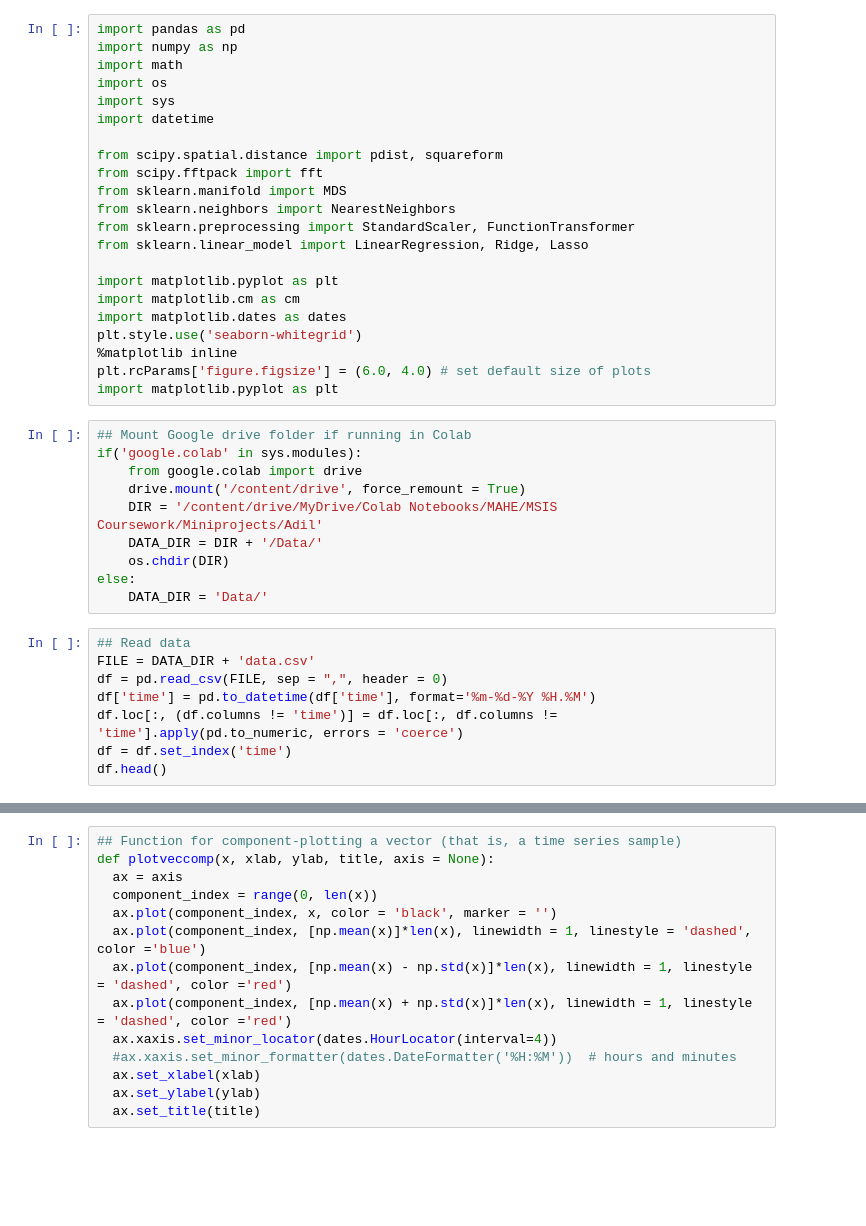
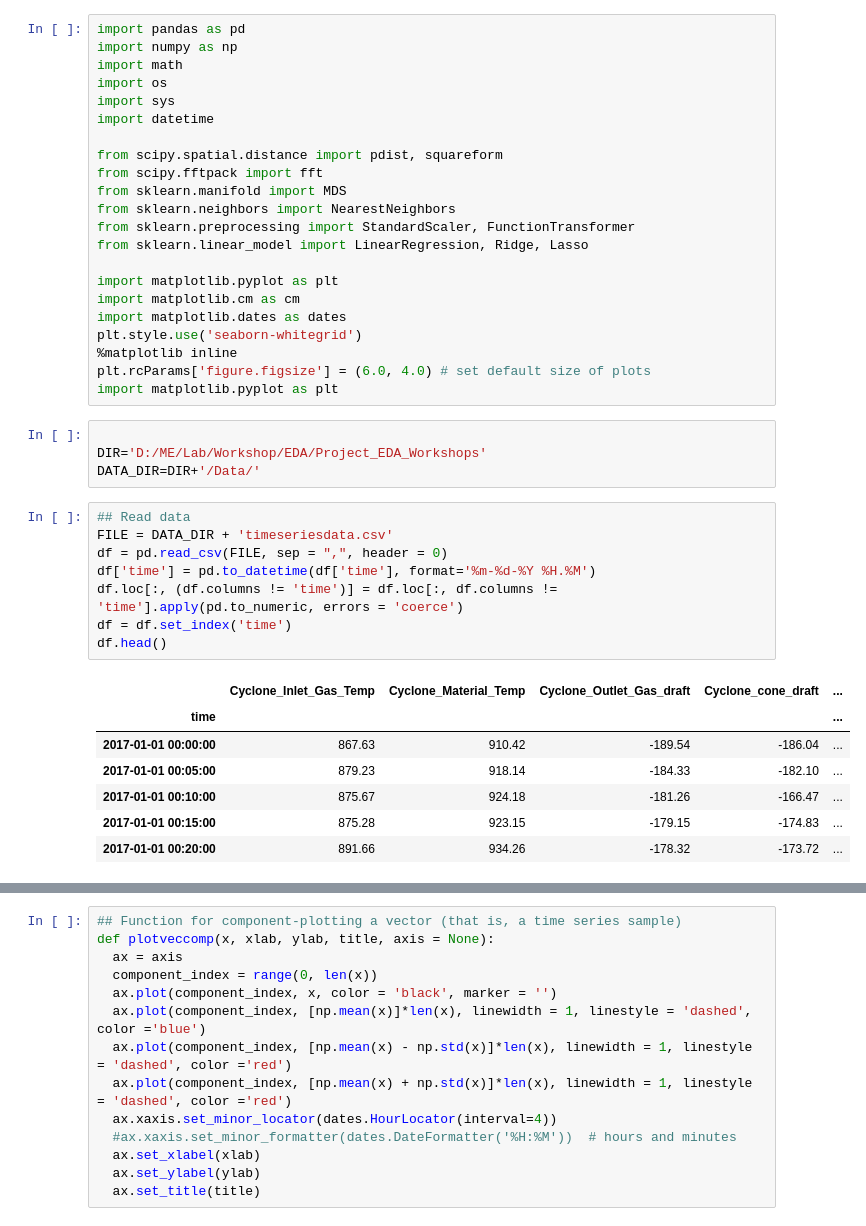
Before and after one commit to adityab24840/Project_EDA_Workshop, a Jupyter notebook: Timeseries.ipynb, the cells around one changed output, grey strips where cells are left out. Cells and saved outputs as stored; diff of their text form; blank space fills up the shorter version.

```diff
--- a/Timeseries.ipynb
+++ b/Timeseries.ipynb
@@ -20,24 +20,26 @@ plt.style.use('seaborn-whitegrid')
 %matplotlib inline
 plt.rcParams['figure.figsize'] = (6.0, 4.0) # set default size of plots
 import matplotlib.pyplot as plt
-# %%
-## Mount Google drive folder if running in Colab
-if('google.colab' in sys.modules):
-    from google.colab import drive
-    drive.mount('/content/drive', force_remount = True)
-    DIR = '/content/drive/MyDrive/Colab Notebooks/MAHE/MSIS Coursework/Miniprojects/Adil'
-    DATA_DIR = DIR + '/Data/'
-    os.chdir(DIR)
-else:
-    DATA_DIR = 'Data/'
+# %%
+
+DIR='D:/ME/Lab/Workshop/EDA/Project_EDA_Workshops'
+DATA_DIR=DIR+'/Data/'
 # %%
 ## Read data
-FILE = DATA_DIR + 'data.csv'
+FILE = DATA_DIR + 'timeseriesdata.csv'
 df = pd.read_csv(FILE, sep = ",", header = 0)
 df['time'] = pd.to_datetime(df['time'], format='%m-%d-%Y %H.%M')
 df.loc[:, (df.columns != 'time')] = df.loc[:, df.columns != 'time'].apply(pd.to_numeric, errors = 'coerce')
 df = df.set_index('time')
 df.head()
+# %% [output]
+|  | Cyclone_Inlet_Gas_Temp | Cyclone_Material_Temp | Cyclone_Outlet_Gas_draft | Cyclone_cone_draft | ... |
+| time |  |  |  |  | ... |
+| 2017-01-01 00:00:00 | 867.63 | 910.42 | -189.54 | -186.04 | ... |
+| 2017-01-01 00:05:00 | 879.23 | 918.14 | -184.33 | -182.10 | ... |
+| 2017-01-01 00:10:00 | 875.67 | 924.18 | -181.26 | -166.47 | ... |
+| 2017-01-01 00:15:00 | 875.28 | 923.15 | -179.15 | -174.83 | ... |
+| 2017-01-01 00:20:00 | 891.66 | 934.26 | -178.32 | -173.72 | ... |
 # %%
 ## Plot percentage of missing values (NaNs) for each feature
 cutoff = 30
```
Also changed, not shown: parts of 4 cells of this notebook.
